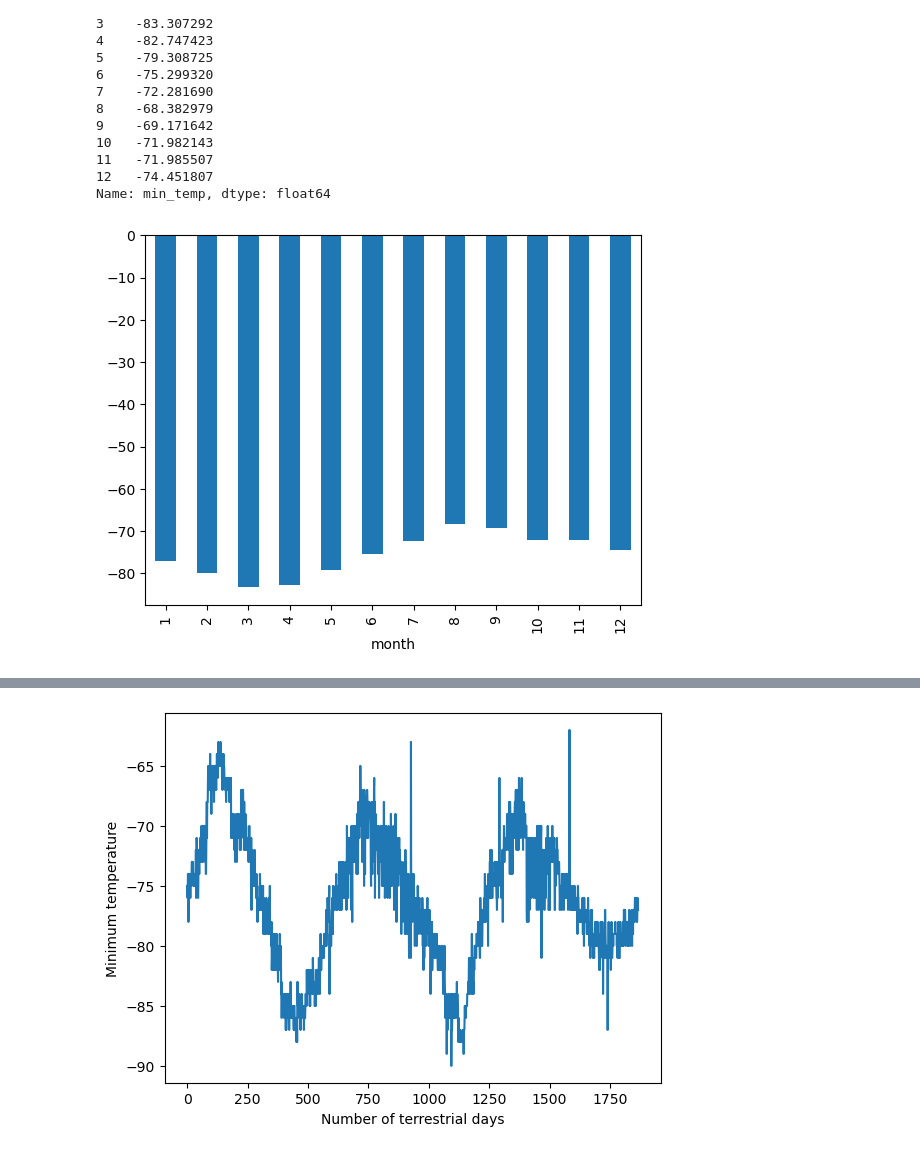
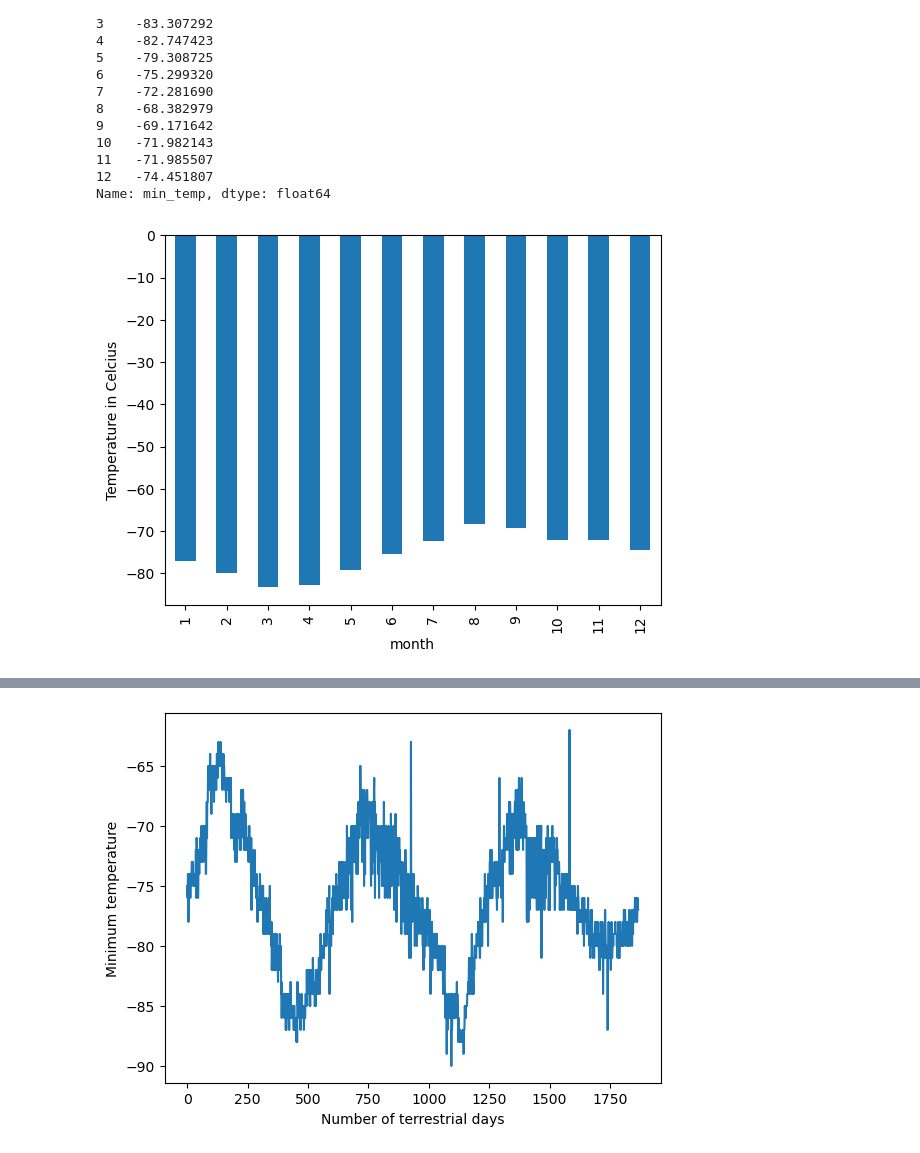
Before and after one commit to joey-october85/11-Module-Mars-DataScraping, a Jupyter notebook: Mars_News/part_2_mars_weather.ipynb, the cells around one changed output, grey strips where cells are left out. Drawn from its saved outputs; the diff is of its cells as text; code cells hidden in the pictures.

Commit message:
all plots complete. pending xtick on last chart

```diff
--- a/Mars_News/part_2_mars_weather.ipynb
+++ b/Mars_News/part_2_mars_weather.ipynb
@@ -162,7 +162,7 @@ month
 Name: min_temp, dtype: float64
 # %%
 # Plot the average temperature by month
-min_temps.plot(kind='bar')
+min_temps.plot(kind='bar', ylabel='Temperature in Celcius')
 plt.show()
 # %% [output]
-[figure, old version]
+[figure, new version]
```
Also changed, not shown: parts of 7 cells of this notebook.
